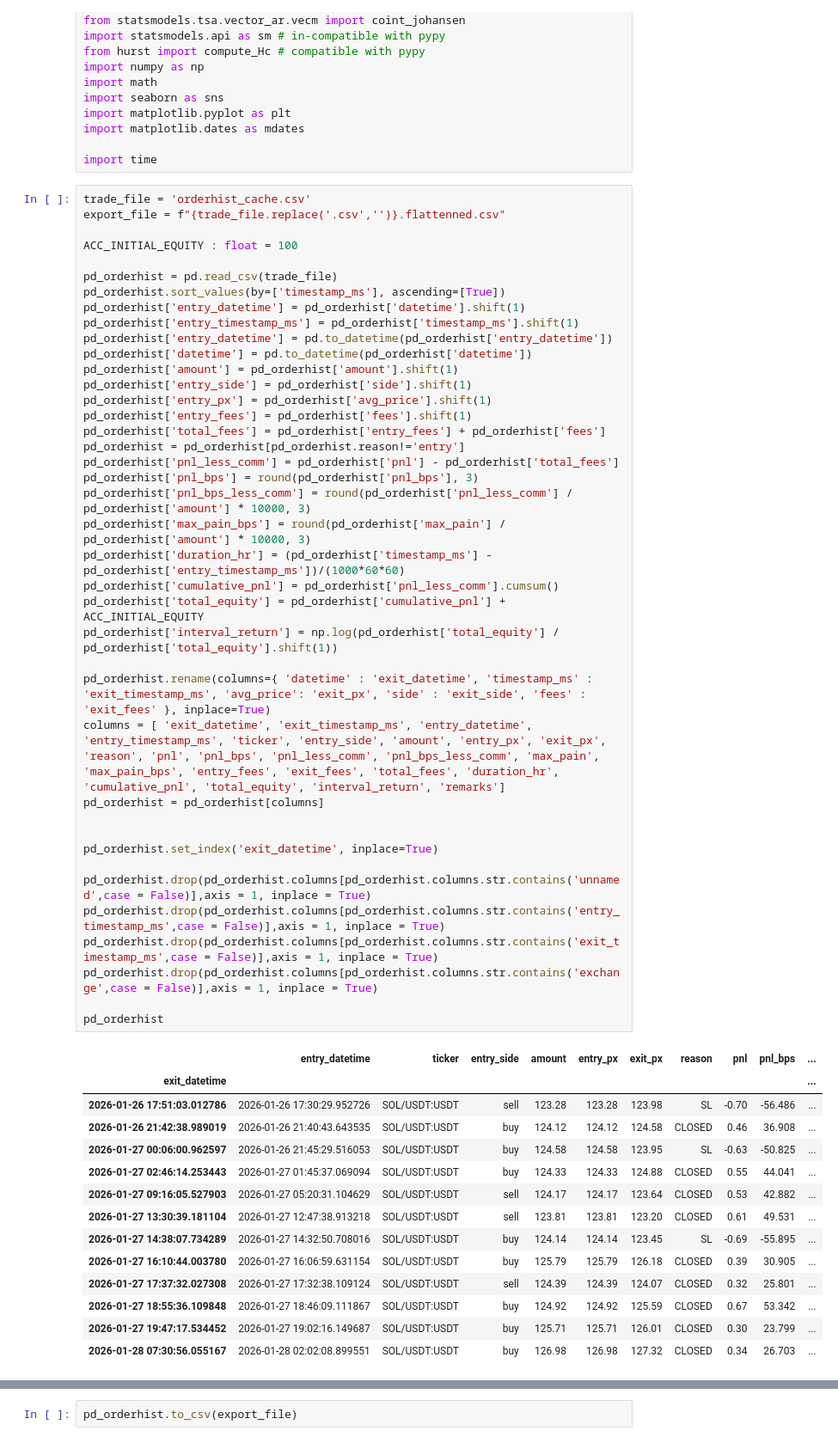
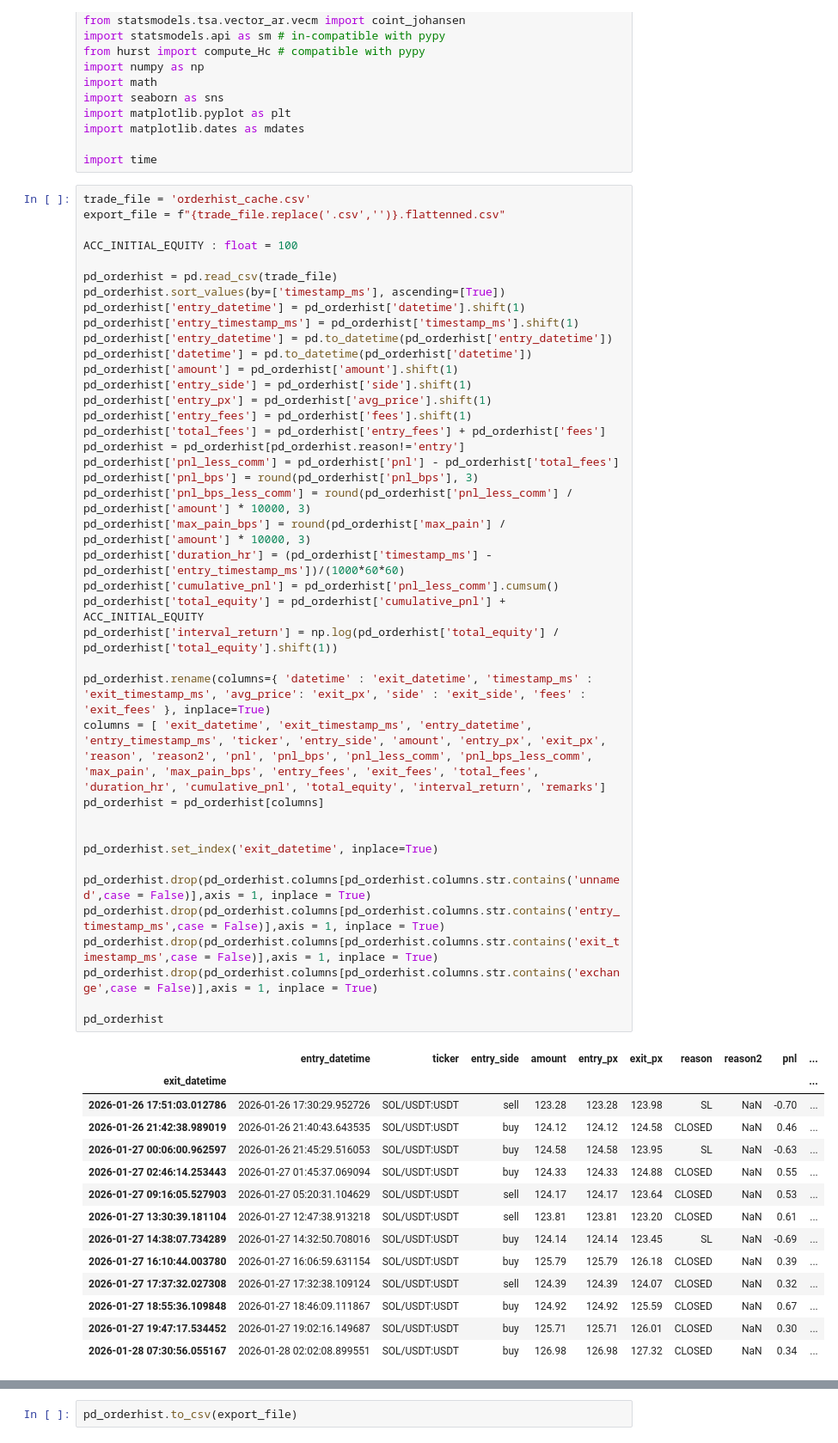
Before and after one commit to r0bbar/siglab, a Jupyter notebook: siglab_py/algo/orderhist_cache_viewer.ipynb, the cells around one changed output, grey strips where cells are left out. Shown at 86% size. Drawn from its saved outputs; the diff is of its cells as text.

Commit message:
orderhist_cache_viewer.ipynb: added 'reason2'

```diff
--- a/siglab_py/algo/orderhist_cache_viewer.ipynb
+++ b/siglab_py/algo/orderhist_cache_viewer.ipynb
@@ -36,45 +36,45 @@ pd_orderhist['entry_timestamp_ms'] = pd_orderhist['timestamp_ms'].shift(1)
 pd_orderhist['entry_datetime'] = pd.to_datetime(pd_orderhist['entry_datetime'])
 pd_orderhist['datetime'] = pd.to_datetime(pd_orderhist['datetime'])
 pd_orderhist['amount'] = pd_orderhist['amount'].shift(1)
 pd_orderhist['entry_side'] = pd_orderhist['side'].shift(1)
 pd_orderhist['entry_px'] = pd_orderhist['avg_price'].shift(1)
 pd_orderhist['entry_fees'] = pd_orderhist['fees'].shift(1)
 pd_orderhist['total_fees'] = pd_orderhist['entry_fees'] + pd_orderhist['fees']
 pd_orderhist = pd_orderhist[pd_orderhist.reason!='entry']
 pd_orderhist['pnl_less_comm'] = pd_orderhist['pnl'] - pd_orderhist['total_fees']
 pd_orderhist['pnl_bps'] = round(pd_orderhist['pnl_bps'], 3)
 pd_orderhist['pnl_bps_less_comm'] = round(pd_orderhist['pnl_less_comm'] / pd_orderhist['amount'] * 10000, 3)
 pd_orderhist['max_pain_bps'] = round(pd_orderhist['max_pain'] / pd_orderhist['amount'] * 10000, 3)
 pd_orderhist['duration_hr'] = (pd_orderhist['timestamp_ms'] - pd_orderhist['entry_timestamp_ms'])/(1000*60*60)
 pd_orderhist['cumulative_pnl'] = pd_orderhist['pnl_less_comm'].cumsum()
 pd_orderhist['total_equity'] = pd_orderhist['cumulative_pnl'] + ACC_INITIAL_EQUITY
 pd_orderhist['interval_return'] = np.log(pd_orderhist['total_equity'] / pd_orderhist['total_equity'].shift(1))
 
 pd_orderhist.rename(columns={ 'datetime' : 'exit_datetime', 'timestamp_ms' : 'exit_timestamp_ms', 'avg_price': 'exit_px', 'side' : 'exit_side', 'fees' : 'exit_fees' }, inplace=True)
-columns = [ 'exit_datetime', 'exit_timestamp_ms', 'entry_datetime', 'entry_timestamp_ms', 'ticker', 'entry_side', 'amount', 'entry_px', 'exit_px', 'reason', 'pnl', 'pnl_bps', 'pnl_less_comm', 'pnl_bps_less_comm', 'max_pain', 'max_pain_bps', 'entry_fees', 'exit_fees', 'total_fees', 'duration_hr', 'cumulative_pnl', 'total_equity', 'interval_return', 'remarks']
+columns = [ 'exit_datetime', 'exit_timestamp_ms', 'entry_datetime', 'entry_timestamp_ms', 'ticker', 'entry_side', 'amount', 'entry_px', 'exit_px', 'reason', 'reason2', 'pnl', 'pnl_bps', 'pnl_less_comm', 'pnl_bps_less_comm', 'max_pain', 'max_pain_bps', 'entry_fees', 'exit_fees', 'total_fees', 'duration_hr', 'cumulative_pnl', 'total_equity', 'interval_return', 'remarks']
 pd_orderhist = pd_orderhist[columns]
 
 
 pd_orderhist.set_index('exit_datetime', inplace=True)
 
 pd_orderhist.drop(pd_orderhist.columns[pd_orderhist.columns.str.contains('unnamed',case = False)],axis = 1, inplace = True)
 pd_orderhist.drop(pd_orderhist.columns[pd_orderhist.columns.str.contains('entry_timestamp_ms',case = False)],axis = 1, inplace = True)
 pd_orderhist.drop(pd_orderhist.columns[pd_orderhist.columns.str.contains('exit_timestamp_ms',case = False)],axis = 1, inplace = True)
 pd_orderhist.drop(pd_orderhist.columns[pd_orderhist.columns.str.contains('exchange',case = False)],axis = 1, inplace = True)
 
 pd_orderhist
 # %% [output]
-|  | entry_datetime | ticker | entry_side | amount | entry_px | exit_px | reason | pnl | pnl_bps | ... |
+|  | entry_datetime | ticker | entry_side | amount | entry_px | exit_px | reason | reason2 | pnl | ... |
 | exit_datetime |  |  |  |  |  |  |  |  |  | ... |
-| 2026-01-26 17:51:03.012786 | 2026-01-26 17:30:29.952726 | SOL/USDT:USDT | sell | 123.28 | 123.28 | 123.98 | SL | -0.70 | -56.486 | ... |
-| 2026-01-26 21:42:38.989019 | 2026-01-26 21:40:43.643535 | SOL/USDT:USDT | buy | 124.12 | 124.12 | 124.58 | CLOSED | 0.46 | 36.908 | ... |
-| 2026-01-27 00:06:00.962597 | 2026-01-26 21:45:29.516053 | SOL/USDT:USDT | buy | 124.58 | 124.58 | 123.95 | SL | -0.63 | -50.825 | ... |
-| 2026-01-27 02:46:14.253443 | 2026-01-27 01:45:37.069094 | SOL/USDT:USDT | buy | 124.33 | 124.33 | 124.88 | CLOSED | 0.55 | 44.041 | ... |
-| 2026-01-27 09:16:05.527903 | 2026-01-27 05:20:31.104629 | SOL/USDT:USDT | sell | 124.17 | 124.17 | 123.64 | CLOSED | 0.53 | 42.882 | ... |
-| 2026-01-27 13:30:39.181104 | 2026-01-27 12:47:38.913218 | SOL/USDT:USDT | sell | 123.81 | 123.81 | 123.20 | CLOSED | 0.61 | 49.531 | ... |
-| 2026-01-27 14:38:07.734289 | 2026-01-27 14:32:50.708016 | SOL/USDT:USDT | buy | 124.14 | 124.14 | 123.45 | SL | -0.69 | -55.895 | ... |
-| 2026-01-27 16:10:44.003780 | 2026-01-27 16:06:59.631154 | SOL/USDT:USDT | buy | 125.79 | 125.79 | 126.18 | CLOSED | 0.39 | 30.905 | ... |
-| 2026-01-27 17:37:32.027308 | 2026-01-27 17:32:38.109124 | SOL/USDT:USDT | sell | 124.39 | 124.39 | 124.07 | CLOSED | 0.32 | 25.801 | ... |
-| 2026-01-27 18:55:36.109848 | 2026-01-27 18:46:09.111867 | SOL/USDT:USDT | buy | 124.92 | 124.92 | 125.59 | CLOSED | 0.67 | 53.342 | ... |
-| 2026-01-27 19:47:17.534452 | 2026-01-27 19:02:16.149687 | SOL/USDT:USDT | buy | 125.71 | 125.71 | 126.01 | CLOSED | 0.30 | 23.799 | ... |
-| 2026-01-28 07:30:56.055167 | 2026-01-28 02:02:08.899551 | SOL/USDT:USDT | buy | 126.98 | 126.98 | 127.32 | CLOSED | 0.34 | 26.703 | ... |
+| 2026-01-26 17:51:03.012786 | 2026-01-26 17:30:29.952726 | SOL/USDT:USDT | sell | 123.28 | 123.28 | 123.98 | SL | NaN | -0.70 | ... |
+| 2026-01-26 21:42:38.989019 | 2026-01-26 21:40:43.643535 | SOL/USDT:USDT | buy | 124.12 | 124.12 | 124.58 | CLOSED | NaN | 0.46 | ... |
+| 2026-01-27 00:06:00.962597 | 2026-01-26 21:45:29.516053 | SOL/USDT:USDT | buy | 124.58 | 124.58 | 123.95 | SL | NaN | -0.63 | ... |
+| 2026-01-27 02:46:14.253443 | 2026-01-27 01:45:37.069094 | SOL/USDT:USDT | buy | 124.33 | 124.33 | 124.88 | CLOSED | NaN | 0.55 | ... |
+| 2026-01-27 09:16:05.527903 | 2026-01-27 05:20:31.104629 | SOL/USDT:USDT | sell | 124.17 | 124.17 | 123.64 | CLOSED | NaN | 0.53 | ... |
+| 2026-01-27 13:30:39.181104 | 2026-01-27 12:47:38.913218 | SOL/USDT:USDT | sell | 123.81 | 123.81 | 123.20 | CLOSED | NaN | 0.61 | ... |
+| 2026-01-27 14:38:07.734289 | 2026-01-27 14:32:50.708016 | SOL/USDT:USDT | buy | 124.14 | 124.14 | 123.45 | SL | NaN | -0.69 | ... |
+| 2026-01-27 16:10:44.003780 | 2026-01-27 16:06:59.631154 | SOL/USDT:USDT | buy | 125.79 | 125.79 | 126.18 | CLOSED | NaN | 0.39 | ... |
+| 2026-01-27 17:37:32.027308 | 2026-01-27 17:32:38.109124 | SOL/USDT:USDT | sell | 124.39 | 124.39 | 124.07 | CLOSED | NaN | 0.32 | ... |
+| 2026-01-27 18:55:36.109848 | 2026-01-27 18:46:09.111867 | SOL/USDT:USDT | buy | 124.92 | 124.92 | 125.59 | CLOSED | NaN | 0.67 | ... |
+| 2026-01-27 19:47:17.534452 | 2026-01-27 19:02:16.149687 | SOL/USDT:USDT | buy | 125.71 | 125.71 | 126.01 | CLOSED | NaN | 0.30 | ... |
+| 2026-01-28 07:30:56.055167 | 2026-01-28 02:02:08.899551 | SOL/USDT:USDT | buy | 126.98 | 126.98 | 127.32 | CLOSED | NaN | 0.34 | ... |
```
Also changed, not shown: parts of 1 cell of this notebook.
